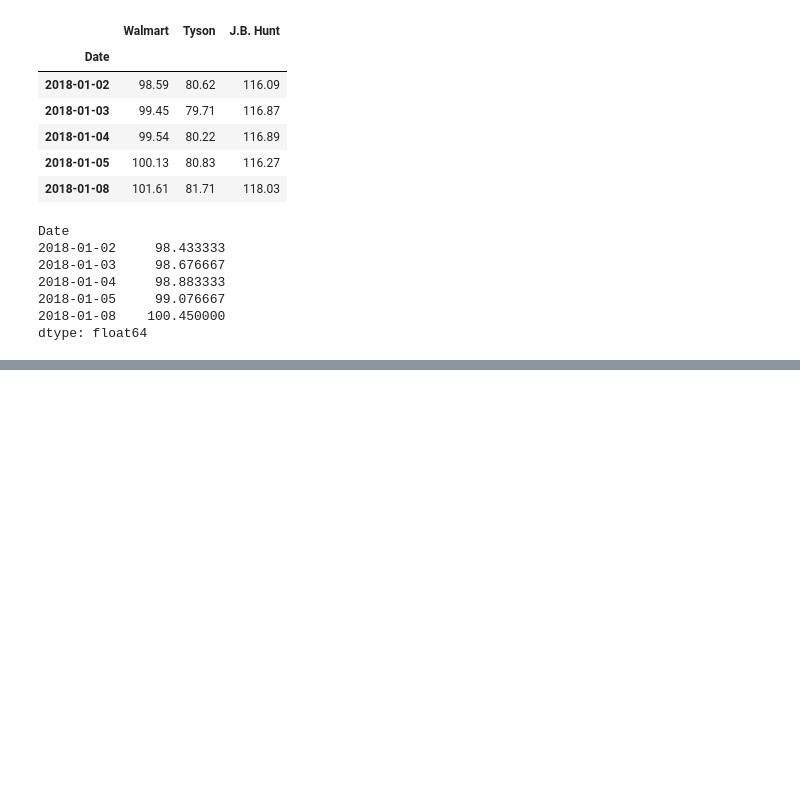
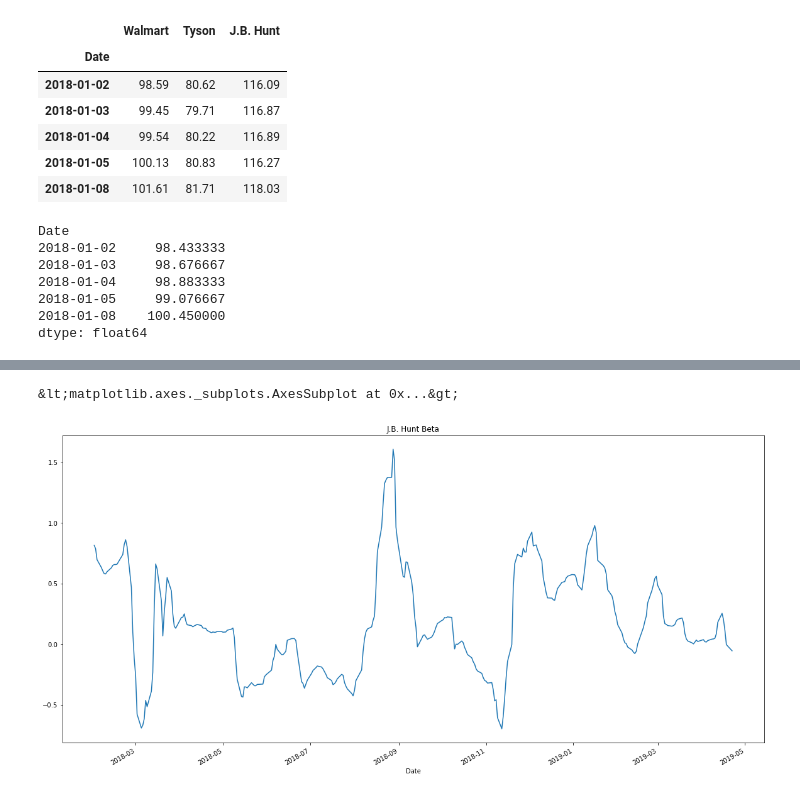
Before and after one commit to campbell8081/Unit04-PandasHW, a Jupyter notebook: whaleportfolio.ipynb, the cells around one changed output, grey strips where cells are left out. Cells and saved outputs as stored; diff of their text form; code cells hidden in the pictures; blank space fills up the shorter version.

```diff
--- a/whaleportfolio.ipynb
+++ b/whaleportfolio.ipynb
@@ -440,0 +496,9 @@ all_stock_data.head()
+# %%
+# Beta
+new_covariance = all_stock_data['J.B. Hunt'].rolling(window=21).cov(all_stock_data['Walmart'])
+new_variance = all_stock_data['J.B. Hunt'].rolling(21).var()
+jbht_beta = new_covariance/new_variance
+jbht_beta.plot(figsize=(20,10), title="J.B. Hunt Beta")
+# %% [output]
+&lt;matplotlib.axes._subplots.AxesSubplot at 0x...&gt;
+[figure, added]
```
Also changed, not shown: parts of 5 cells of this notebook.
